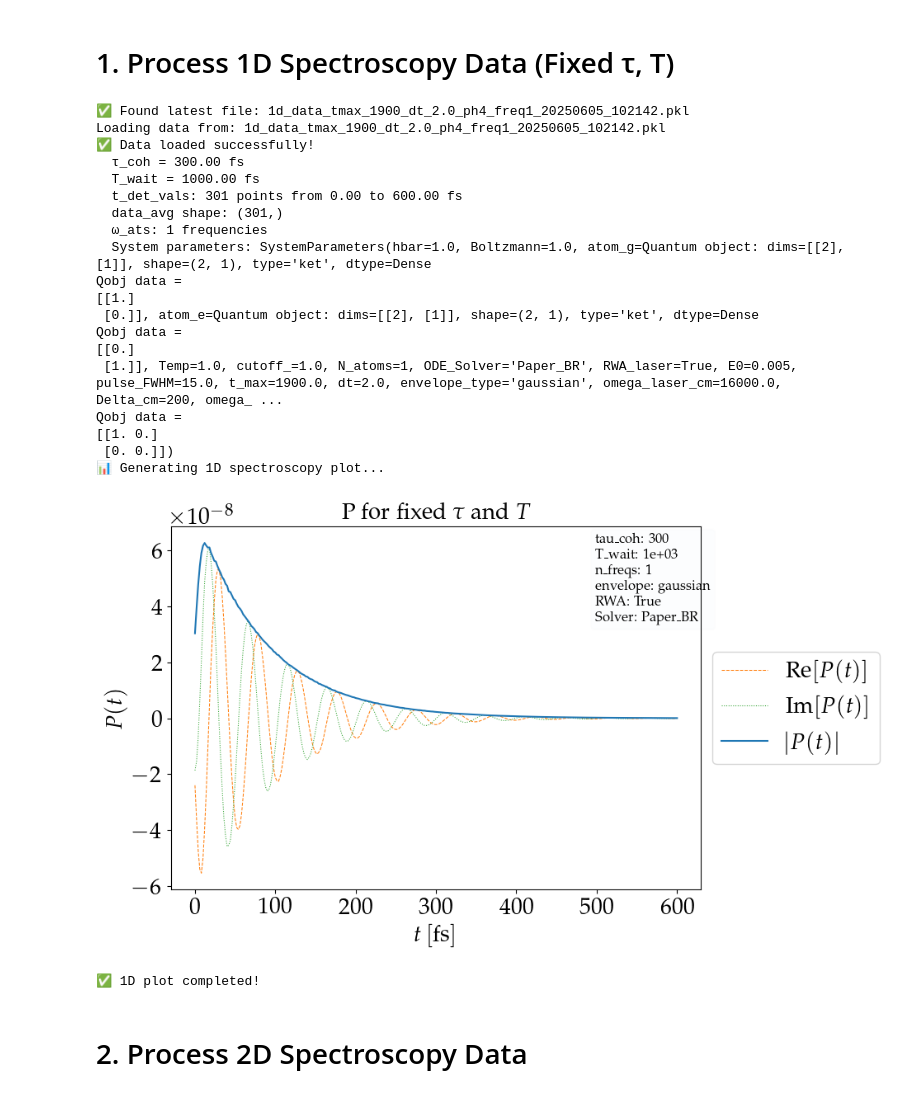
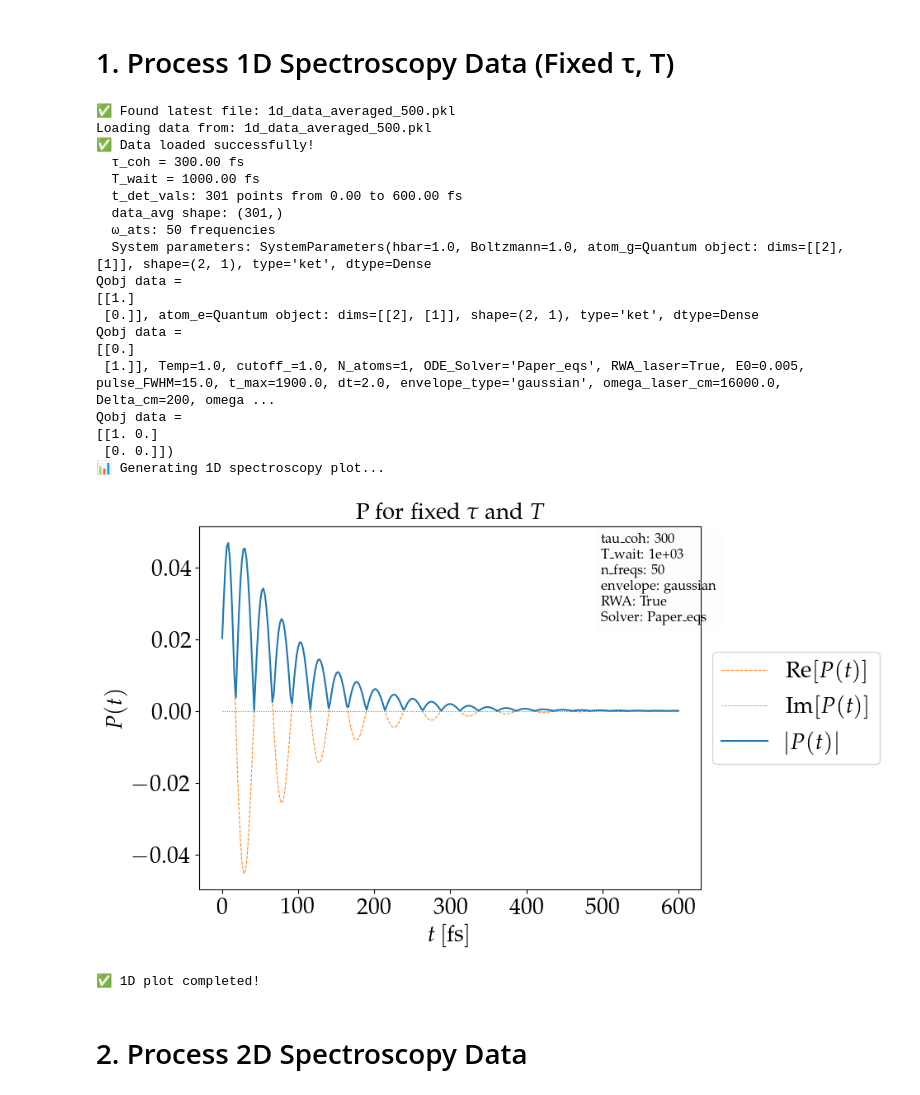
Before and after one commit to LBPhysics/2025_master_thesis_leopold_bodamer, a Jupyter notebook: code/python/notebooks/replicate_paper.ipynb, the cells around one changed output. Drawn from its saved outputs; the diff is of its cells as text; code cells hidden in the pictures.

Commit message:
generate more plots

```diff
--- a/code/python/notebooks/replicate_paper.ipynb
+++ b/code/python/notebooks/replicate_paper.ipynb
@@ -108,7 +108,7 @@ def create_output_directory(subdir: str) -> Path:
 # =============================
 
 ### Find and load 1D data
-file_path_1d = find_latest_file("1d_spectroscopy", "1d_data_*.pkl")
+file_path_1d = find_latest_file("1d_spectroscopy", "1d_data_averaged_500*.pkl")
 
 if file_path_1d is not None:
     loaded_data = load_pickle_file(file_path_1d)
@@ -138,38 +138,38 @@ if file_path_1d is not None:
             'envelope': system.envelope_type,
             'RWA': system.RWA_laser,
             'Solver': system.ODE_Solver,
         }
 
         ### Generate 1D plot
         print("📊 Generating 1D spectroscopy plot...")
         Plot_fixed_tau_T(t_det_vals, data_avg, **kwargs)
         print("✅ 1D plot completed!")
 
     else:
         print("❌ Failed to load 1D spectroscopy data.")
 else:
     print("   Please run the 1D spectroscopy calculation first to generate data.")
 # %% [output]
-✅ Found latest file: 1d_data_tmax_1900_dt_2.0_ph4_freq1_20250605_102142.pkl
-Loading data from: 1d_data_tmax_1900_dt_2.0_ph4_freq1_20250605_102142.pkl
+✅ Found latest file: 1d_data_averaged_500.pkl
+Loading data from: 1d_data_averaged_500.pkl
 ✅ Data loaded successfully!
   τ_coh = 300.00 fs
   T_wait = 1000.00 fs
   t_det_vals: 301 points from 0.00 to 600.00 fs
   data_avg shape: (301,)
-  ω_ats: 1 frequencies
+  ω_ats: 50 frequencies
   System parameters: SystemParameters(hbar=1.0, Boltzmann=1.0, atom_g=Quantum object: dims=[[2], [1]], shape=(2, 1), type='ket', dtype=Dense
 Qobj data =
 [[1.]
  [0.]], atom_e=Quantum object: dims=[[2], [1]], shape=(2, 1), type='ket', dtype=Dense
 Qobj data =
 [[0.]
- [1.]], Temp=1.0, cutoff_=1.0, N_atoms=1, ODE_Solver='Paper_BR', RWA_laser=True, E0=0.005, pulse_FWHM=15.0, t_max=1900.0, dt=2.0, envelope_type='gaussian', omega_laser_cm=16000.0, Delta_cm=200, omega_ ...
+ [1.]], Temp=1.0, cutoff_=1.0, N_atoms=1, ODE_Solver='Paper_eqs', RWA_laser=True, E0=0.005, pulse_FWHM=15.0, t_max=1900.0, dt=2.0, envelope_type='gaussian', omega_laser_cm=16000.0, Delta_cm=200, omega ...
 Qobj data =
 [[1. 0.]
  [0. 0.]])
 📊 Generating 1D spectroscopy plot...
-[figure, old version]
+[figure, new version]
 ✅ 1D plot completed!
 # %% [markdown]
 # 2. Process 2D Spectroscopy Data
```
Also changed, not shown: 4 other files.
